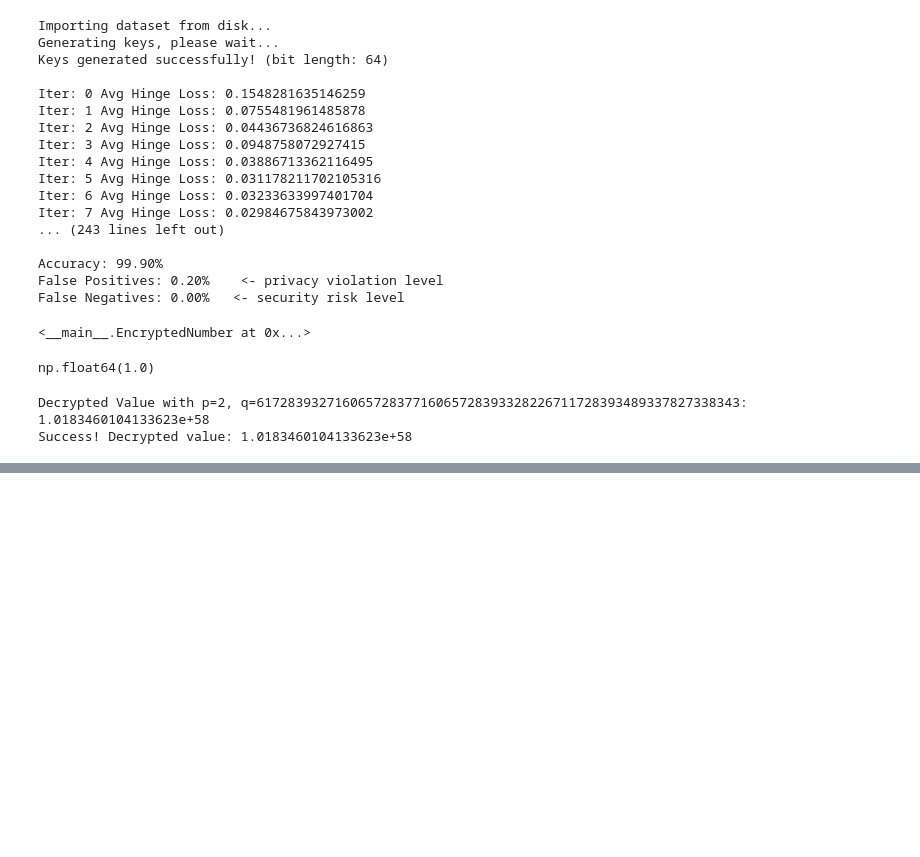
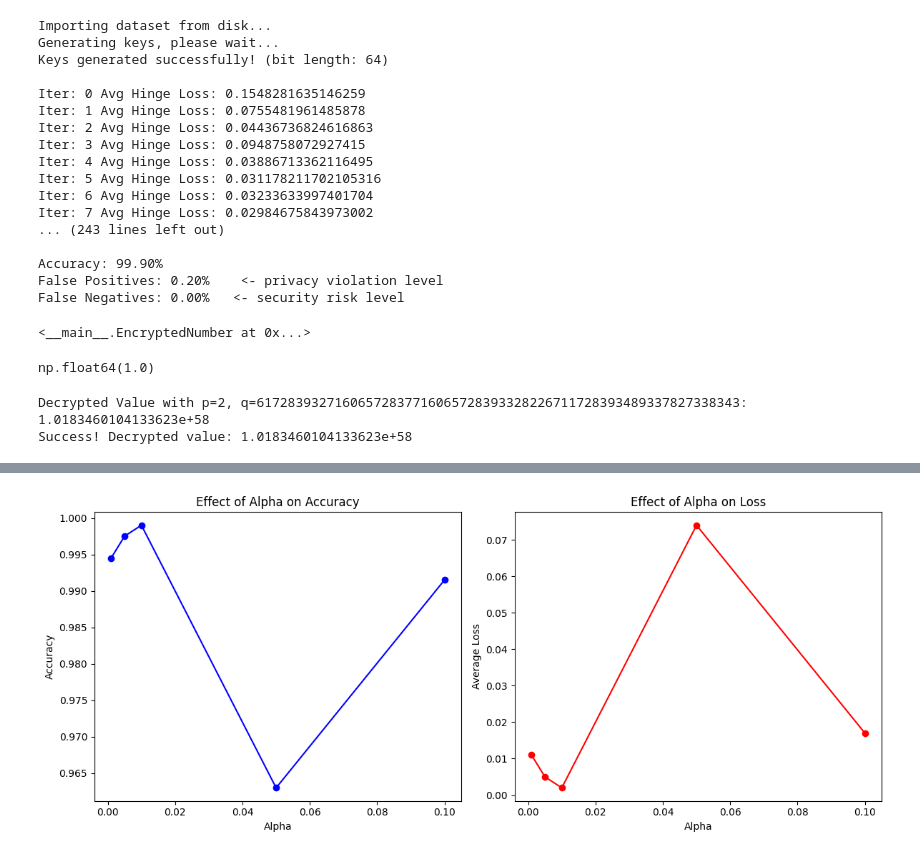
Before and after one commit to vxibh/safe-crime, a Jupyter notebook: SVM.ipynb, the cells around one changed output, grey strips where cells are left out. Saved outputs shown, nothing was run; the diff lists cells and outputs as text; code cells hidden in the pictures; blank space fills up the shorter version.

```diff
--- a/SVM.ipynb
+++ b/SVM.ipynb
@@ -638,9 +638,6 @@ for i, h in enumerate(spam[-1000:]):
     else:  # False negative, classified as ham
         fn += 1
 
-    if i % 10 == 0:
-        print(f'I: {tn + tp + fn + fp} % Correct: {100 * (tn + tp) / float(tn + tp + fn + fp):.2f}')
-
 print(f'\nAccuracy: {100 * (tn + tp) / float(tn + tp + fn + fp):.2f}%')
 print(f'False Positives: {100 * fp / float(tp + fp):.2f}%    <- privacy violation level')
 print(f'False Negatives: {100 * fn / float(tn + fn):.2f}%   <- security risk level')
@@ -715,0 +897,78 @@ Success! Decrypted value: 1.0183460104133623e+58
+# %%
+import matplotlib.pyplot as plt
+
+# Define ranges for alpha and regularization strength
+alphas = [0.001, 0.005, 0.01, 0.05, 0.1]
+regularization_strengths = [0.01, 0.05, 0.1, 0.5, 1.0]
+
+# Store metrics
+accuracy_results = []
+loss_results = []
+
+# Iterate through alpha values and plot results
+def evaluate_alphas(spam, ham, alphas, regularization_strength=0.05):
+    global accuracy_results, loss_results
+    accuracy_results = []
+    loss_results = []
+
+    for alpha in alphas:
+        model = SVM(spam[:-1000], ham[:-1000], public_key, alpha=alpha, regularization_strength=regularization_strength)
+        accuracy, avg_loss = model.evaluate(spam[-1000:], ham[-1000:])
+
+        accuracy_results.append(accuracy)
+        loss_results.append(avg_loss)
+
+    plt.figure(figsize=(12, 5))
+
+    # Plot Accuracy vs Alpha
+    plt.subplot(1, 2, 1)
+    plt.plot(alphas, accuracy_results, marker='o', color='b')
+    plt.xlabel("Alpha")
+    plt.ylabel("Accuracy")
+    plt.title("Effect of Alpha on Accuracy")
+
+    # Plot Loss vs Alpha
+    plt.subplot(1, 2, 2)
+    plt.plot(alphas, loss_results, marker='o', color='r')
+    plt.xlabel("Alpha")
+    plt.ylabel("Average Loss")
+    plt.title("Effect of Alpha on Loss")
+    plt.tight_layout()
+    plt.show()
+
+# Iterate through regularization strengths and plot results
+def evaluate_regularization_strengths(spam, ham, regularization_strengths, alpha=0.005):
+    global accuracy_results, loss_results
+    accuracy_results = []
+    loss_results = []
+
+    for reg_strength in regularization_strengths:
+        model = SVM(spam[:-1000], ham[:-1000], public_key, alpha=alpha, regularization_strength=reg_strength)
+        accuracy, avg_loss = model.evaluate(spam[-1000:], ham[-1000:])
+
+        accuracy_results.append(accuracy)
+        loss_results.append(avg_loss)
+
+    plt.figure(figsize=(12, 5))
+
+    # Plot Accuracy vs Regularization Strength
+    plt.subplot(1, 2, 1)
+    plt.plot(regularization_strengths, accuracy_results, marker='o', color='b')
+    plt.xlabel("Regularization Strength")
+    plt.ylabel("Accuracy")
+    plt.title("Effect of Regularization Strength on Accuracy")
+
+    # Plot Loss vs Regularization Strength
+    plt.subplot(1, 2, 2)
+    plt.plot(regularization_strengths, loss_results, marker='o', color='r')
+    plt.xlabel("Regularization Strength")
+    plt.ylabel("Average Loss")
+    plt.title("Effect of Regularization Strength on Loss")
+
+    plt.tight_layout()
+    plt.show()
+
+# Call these functions to plot the graphs
+evaluate_alphas(spam, ham, alphas)
+evaluate_regularization_strengths(spam, ham, regularization_strengths)
+# %% [output]
@@ -715,0 +992 @@ Success! Decrypted value: 1.0183460104133623e+58
+[figure, added]
```
Also changed, not shown: parts of 2 cells of this notebook, 1 other file.
